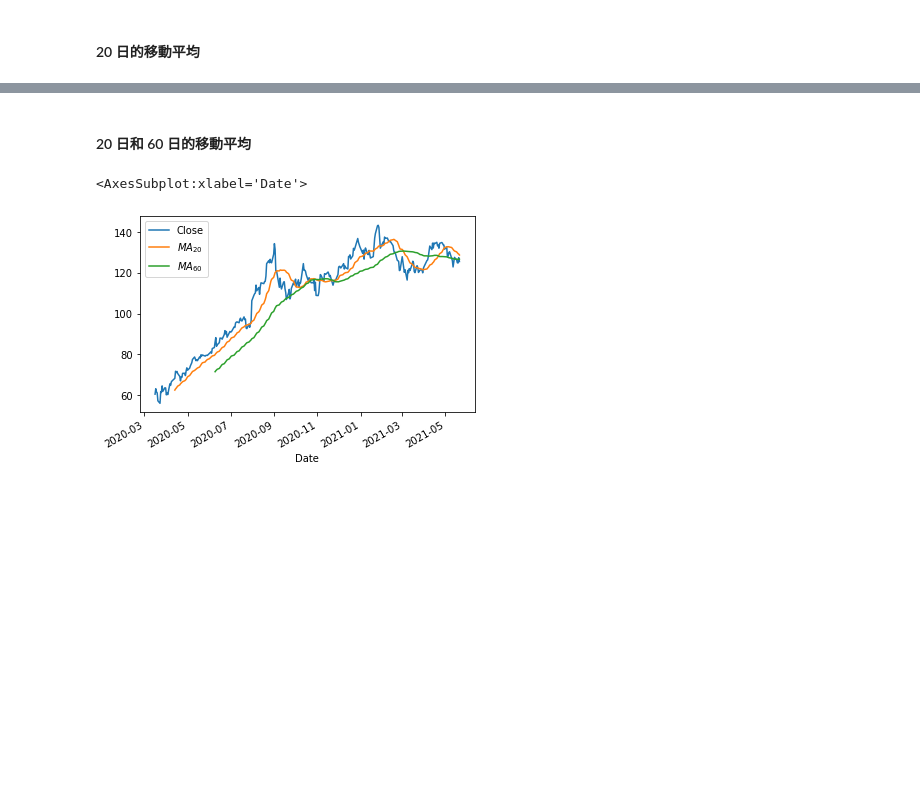
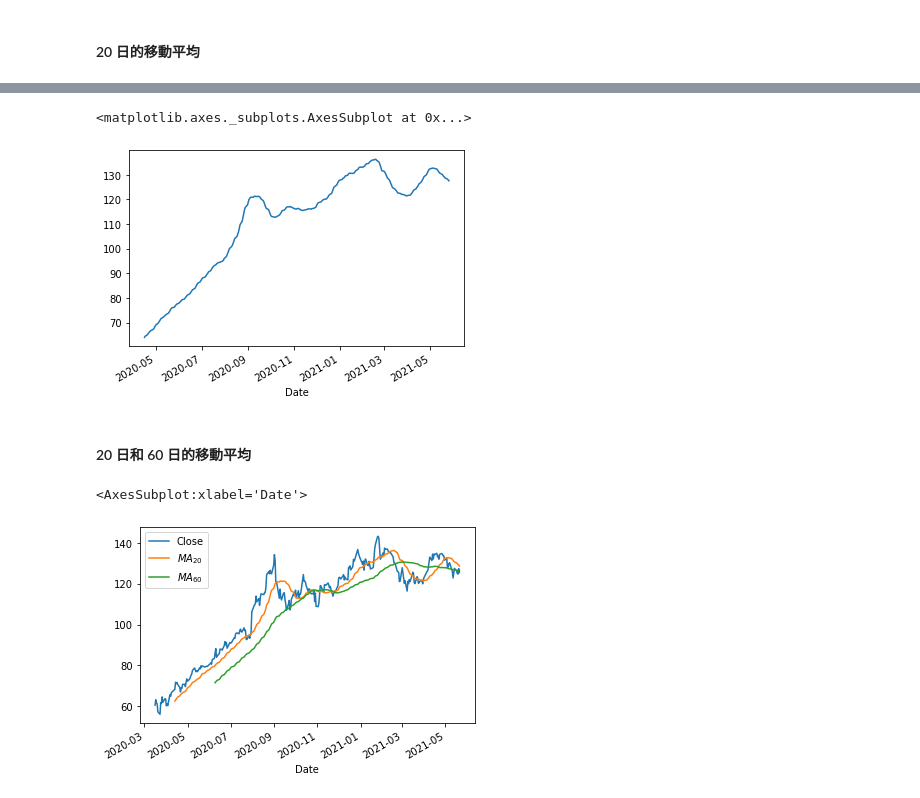
Before and after one commit to Phoebe-Lai/IMLP342, a Jupyter notebook: 02_Pandas.ipynb, the cells around one changed output, grey strips where cells are left out. Drawn from its saved outputs; the diff is of its cells as text; code cells hidden in the pictures; blank space fills up the shorter version.

```diff
--- a/02_Pandas.ipynb
+++ b/02_Pandas.ipynb
@@ -365,3 +445,8 @@ df = pdr.get_data_yahoo('AAPL')
+# %%
+df.Close.rolling(20).mean().plot()
+# %% [output]
+<matplotlib.axes._subplots.AxesSubplot at 0x...>
+[figure, added]
 # %% [markdown]
 #### 20 日和 60 日的移動平均
 # %%
```
Also changed, not shown: parts of 89 cells of this notebook.
